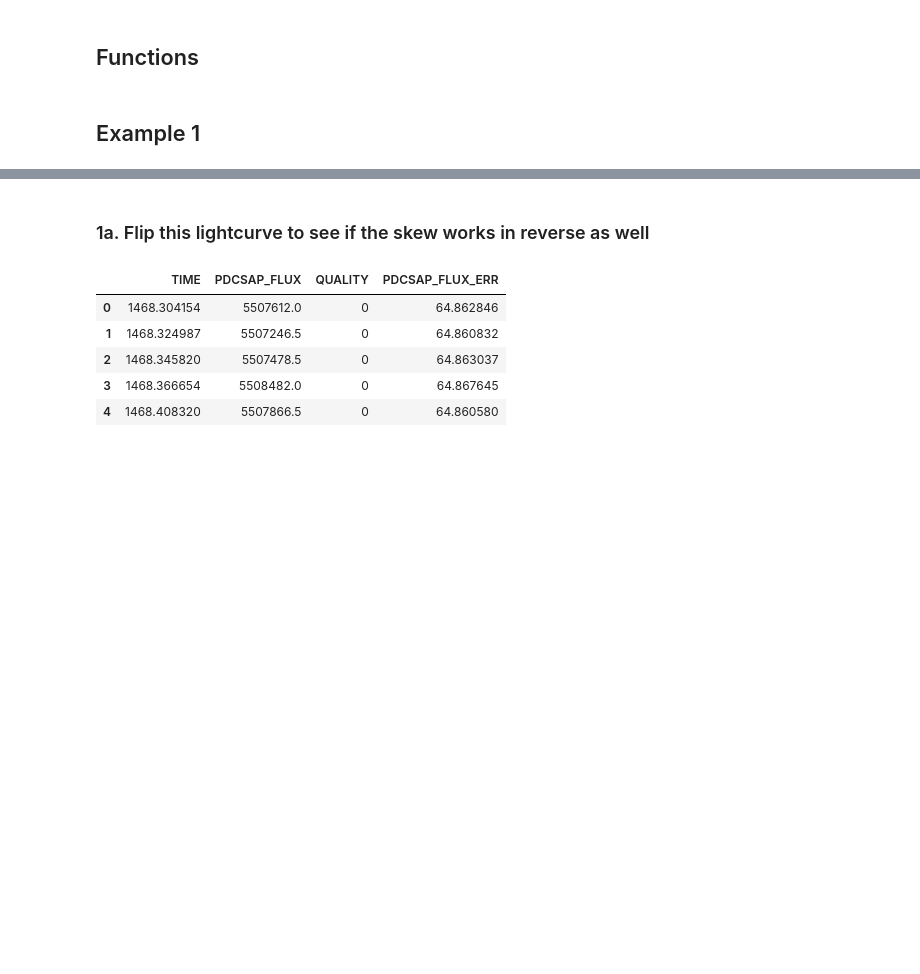
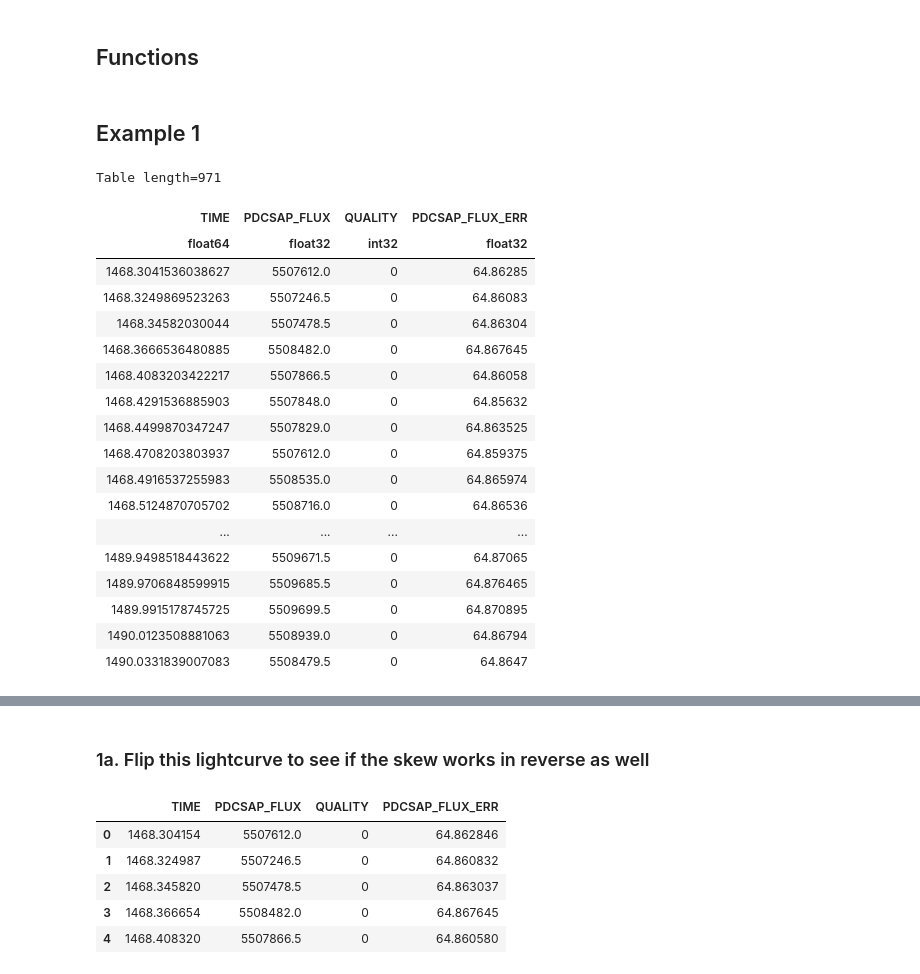
Before and after one commit to azibn/automated_exocomet_hunt, a Jupyter notebook: notebooks/asymmetry_3.ipynb, the cells around one changed output, grey strips where cells are left out. Cells and saved outputs as stored; diff of their text form; code cells hidden in the pictures; blank space fills up the shorter version.

```diff
--- a/notebooks/asymmetry_3.ipynb
+++ b/notebooks/asymmetry_3.ipynb
@@ -123,3 +199,25 @@ lookup = pd.read_csv("/storage/astro2/phrdhx/tesslcs/sector1lookup.csv")
 ## Example 1
 # %%
 data, lc_info = import_lightcurve("betapic/test/hlsp_tess-spoc_tess_phot_0000000270577175-s0006_tess_v1_lc.fits")
+# %%
+data
+# %% [output]
+Table length=971
+| TIME | PDCSAP_FLUX | QUALITY | PDCSAP_FLUX_ERR |
+| float64 | float32 | int32 | float32 |
+| 1468.3041536038627 | 5507612.0 | 0 | 64.86285 |
+| 1468.3249869523263 | 5507246.5 | 0 | 64.86083 |
+| 1468.34582030044 | 5507478.5 | 0 | 64.86304 |
+| 1468.3666536480885 | 5508482.0 | 0 | 64.867645 |
+| 1468.4083203422217 | 5507866.5 | 0 | 64.86058 |
+| 1468.4291536885903 | 5507848.0 | 0 | 64.85632 |
+| 1468.4499870347247 | 5507829.0 | 0 | 64.863525 |
+| 1468.4708203803937 | 5507612.0 | 0 | 64.859375 |
+| 1468.4916537255983 | 5508535.0 | 0 | 64.865974 |
+| 1468.5124870705702 | 5508716.0 | 0 | 64.86536 |
+| ... | ... | ... | ... |
+| 1489.9498518443622 | 5509671.5 | 0 | 64.87065 |
+| 1489.9706848599915 | 5509685.5 | 0 | 64.876465 |
+| 1489.9915178745725 | 5509699.5 | 0 | 64.870895 |
+| 1490.0123508881063 | 5508939.0 | 0 | 64.86794 |
+| 1490.0331839007083 | 5508479.5 | 0 | 64.8647 |
```
Also changed, not shown: parts of 51 cells of this notebook.
